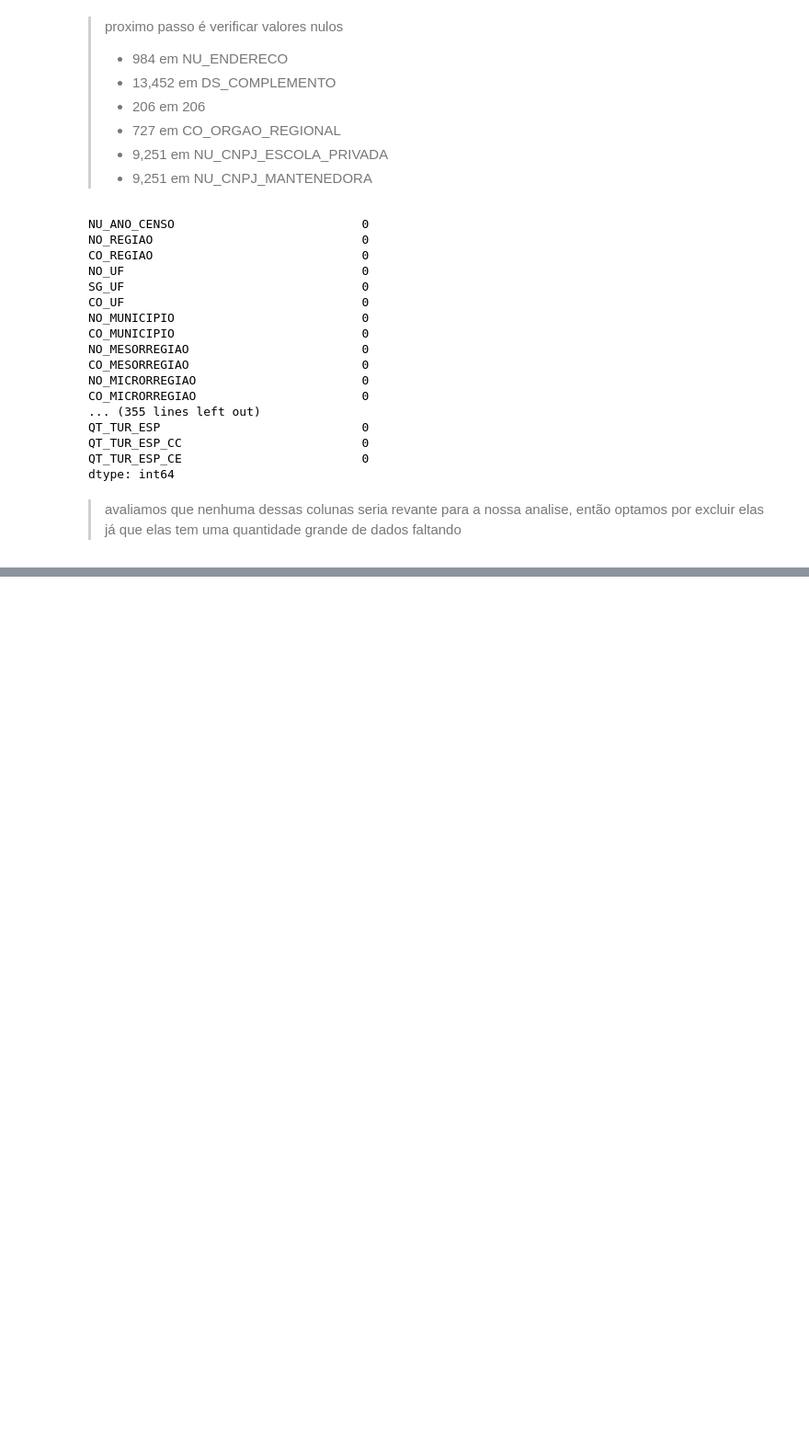
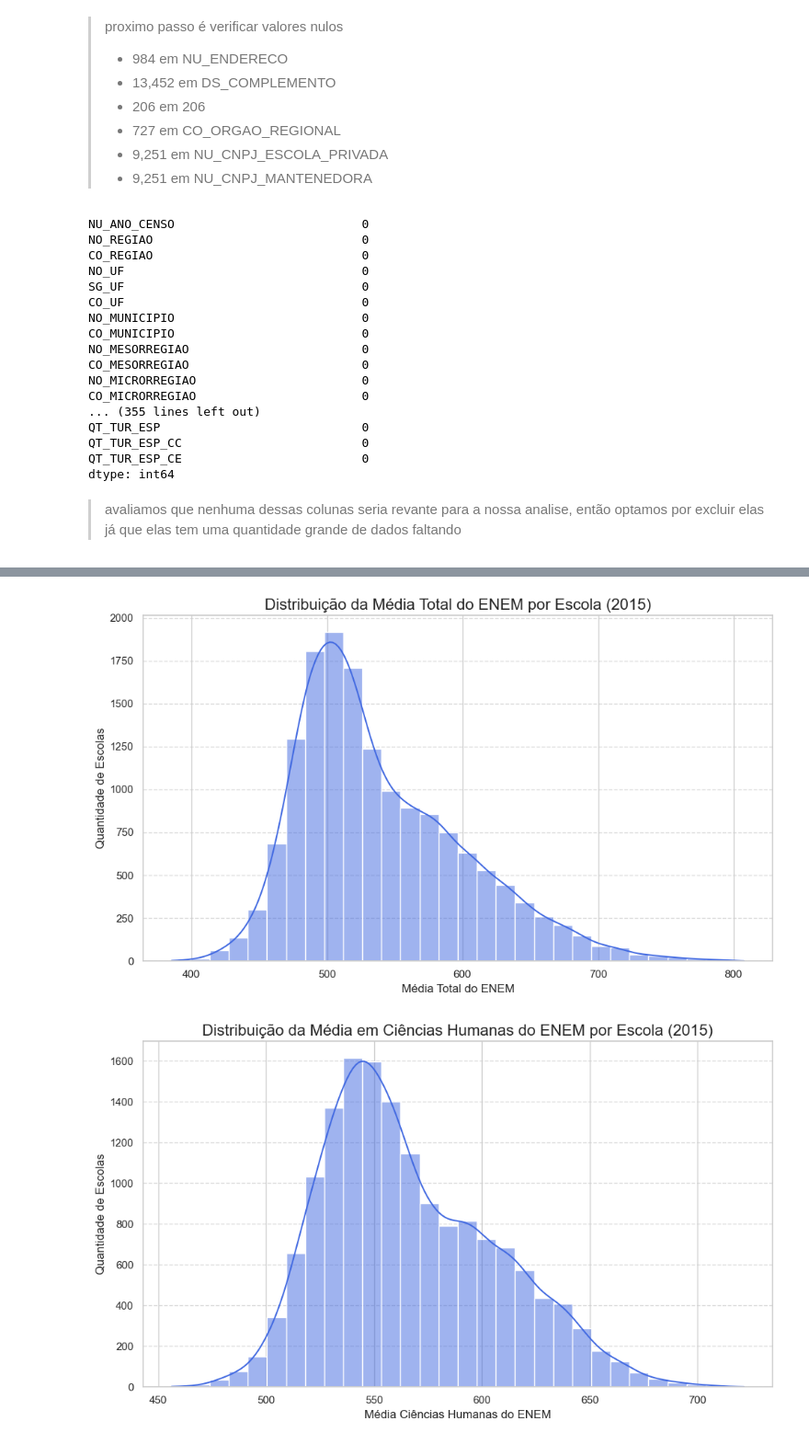
Before and after one commit to sofia-sartori/TF, a Jupyter notebook: analysis.ipynb, the cells around one changed output, grey strips where cells are left out. Shown at 92% size. Saved outputs shown, nothing was run; the diff lists cells and outputs as text; code cells hidden in the pictures; blank space fills up the shorter version.

```diff
--- a/analysis.ipynb
+++ b/analysis.ipynb
@@ -265,0 +397,22 @@ df_censo.drop(axis=1,columns=columns_to_drop)
+# %%
+medias = [
+    ('NU_MEDIA_TOT', 'Distribuição da Média Total do ENEM por Escola (2015)', 'Média Total do ENEM'),
+    ('NU_MEDIA_CH', 'Distribuição da Média em Ciências Humanas do ENEM por Escola (2015)', 'Média Ciências Humanas do ENEM'),
+    ('NU_MEDIA_CN', 'Distribuição da Média em Ciências da Natureza do ENEM por Escola (2015)', 'Média Ciências da Natureza do ENEM'),
+    ('NU_MEDIA_LP', 'Distribuição da Média em Linguagens do ENEM por Escola (2015)', 'Média Linguagens do ENEM'),
+    ('NU_MEDIA_MT', 'Distribuição da Média em Matemática do ENEM por Escola (2015)', 'Média Matemática do ENEM'),
+    ('NU_MEDIA_RED', 'Distribuição da Média em Redação do ENEM por Escola (2015)', 'Média Redação do ENEM')
+]
+
+for coluna, titulo, xlabel in medias:
+    plt.figure(figsize=(10,6))
+    sns.histplot(df[coluna], bins=30, color='royalblue', kde=True)
+    plt.title(titulo, fontsize=16)
+    plt.xlabel(xlabel, fontsize=12)
+    plt.ylabel('Quantidade de Escolas', fontsize=12)
+    plt.grid(axis='y', linestyle='--', alpha=0.7)
+    plt.tight_layout()
+    plt.show()
+# %% [output]
+[figure, added]
+[figure, added]
```
Also changed, not shown: parts of 27 cells of this notebook, 4 other files.
